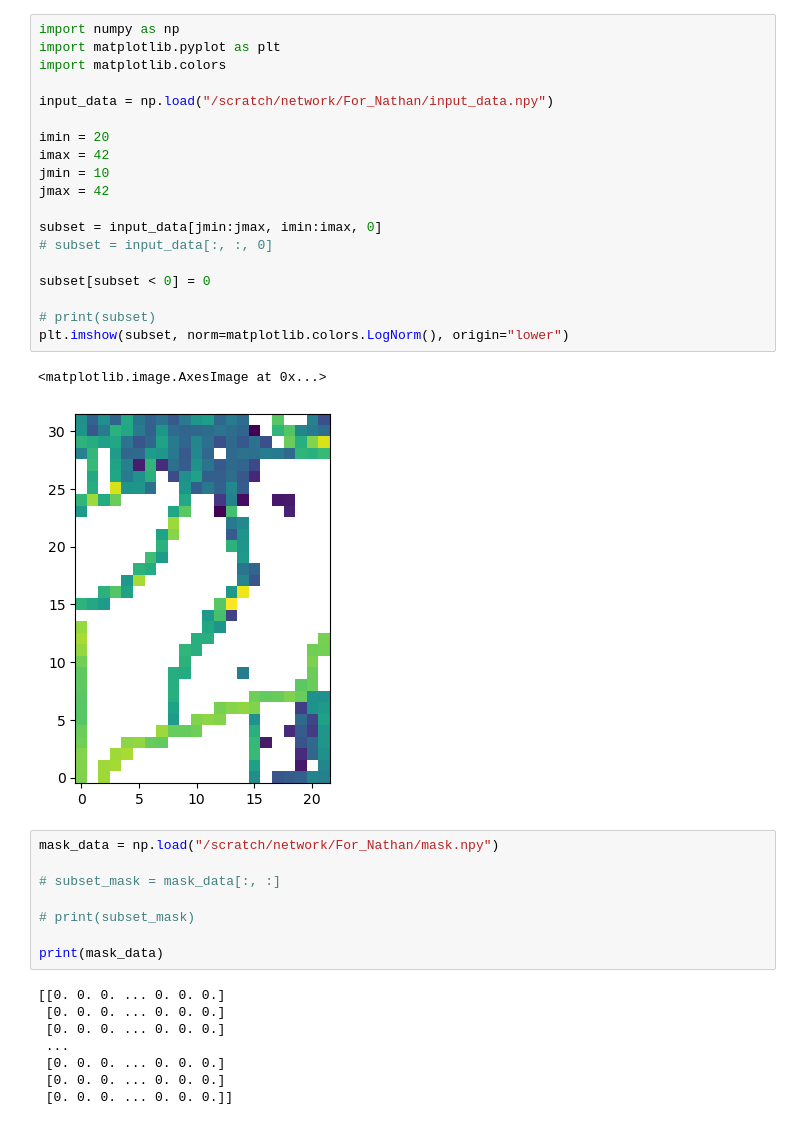
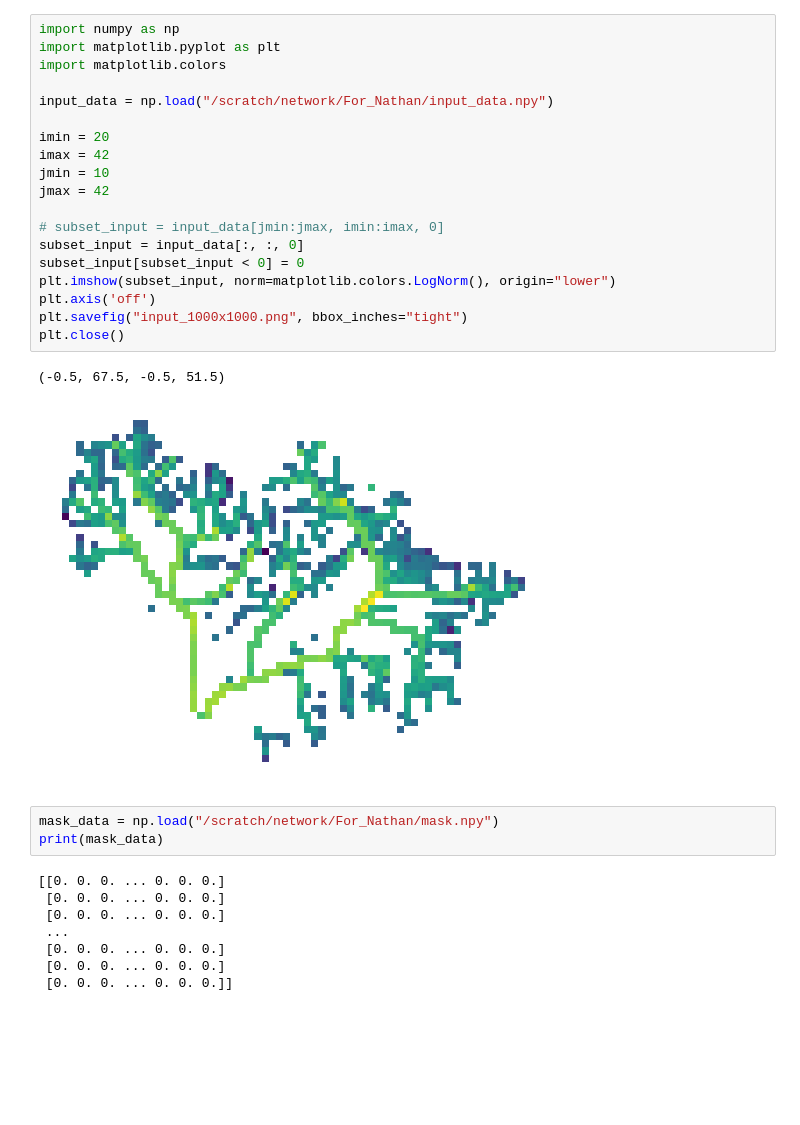
Before and after one commit to nathankang727/deep-image-prior, a Jupyter notebook: data_loading.ipynb, the cells around one changed output. Saved outputs shown, nothing was run; the diff lists cells and outputs as text; blank space fills up the shorter version.

Commit message:
attempt to feed data into model directly

```diff
--- a/data_loading.ipynb
+++ b/data_loading.ipynb
@@ -1,32 +1,27 @@
 # %%
 import numpy as np
 import matplotlib.pyplot as plt
 import matplotlib.colors
 
 input_data = np.load("/scratch/network/For_Nathan/input_data.npy")
 
 imin = 20
 imax = 42
 jmin = 10
 jmax = 42
 
-subset = input_data[jmin:jmax, imin:imax, 0]
-# subset = input_data[:, :, 0]
-
-subset[subset < 0] = 0
-
-# print(subset)
-plt.imshow(subset, norm=matplotlib.colors.LogNorm(), origin="lower")
+# subset_input = input_data[jmin:jmax, imin:imax, 0]
+subset_input = input_data[:, :, 0]
+subset_input[subset_input < 0] = 0
+plt.imshow(subset_input, norm=matplotlib.colors.LogNorm(), origin="lower")
+plt.axis('off')
+plt.savefig("input_1000x1000.png", bbox_inches="tight")
+plt.close()
 # %% [output]
-<matplotlib.image.AxesImage at 0x...>
+(-0.5, 67.5, -0.5, 51.5)
-[figure, old version]
+[figure, new version]
 # %%
 mask_data = np.load("/scratch/network/For_Nathan/mask.npy")
-
-# subset_mask = mask_data[:, :]
-
-# print(subset_mask)
-
 print(mask_data)
 # %% [output]
 [[0. 0. 0. ... 0. 0. 0.]
```
Also changed, not shown: parts of 2 cells of this notebook, 16 other files.
